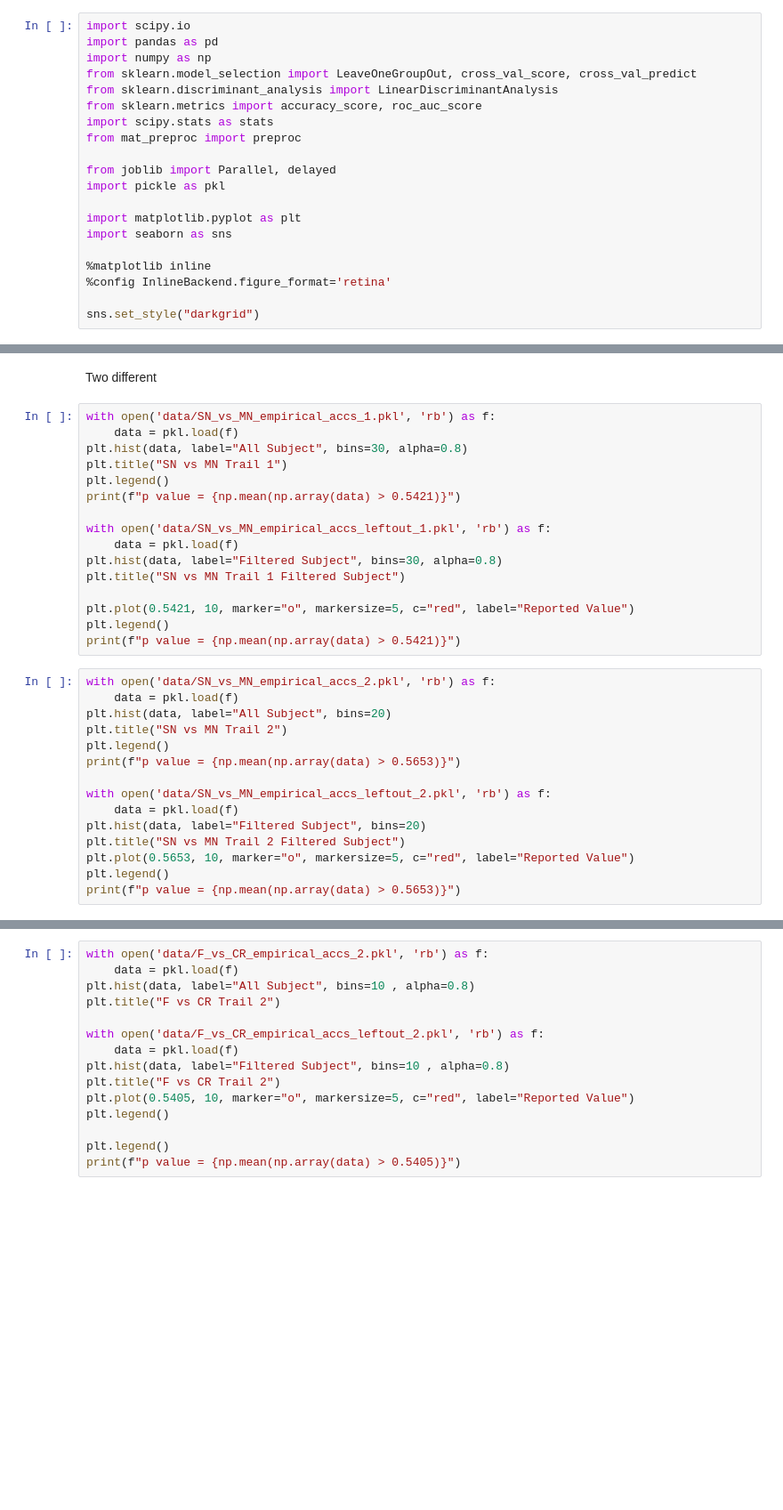
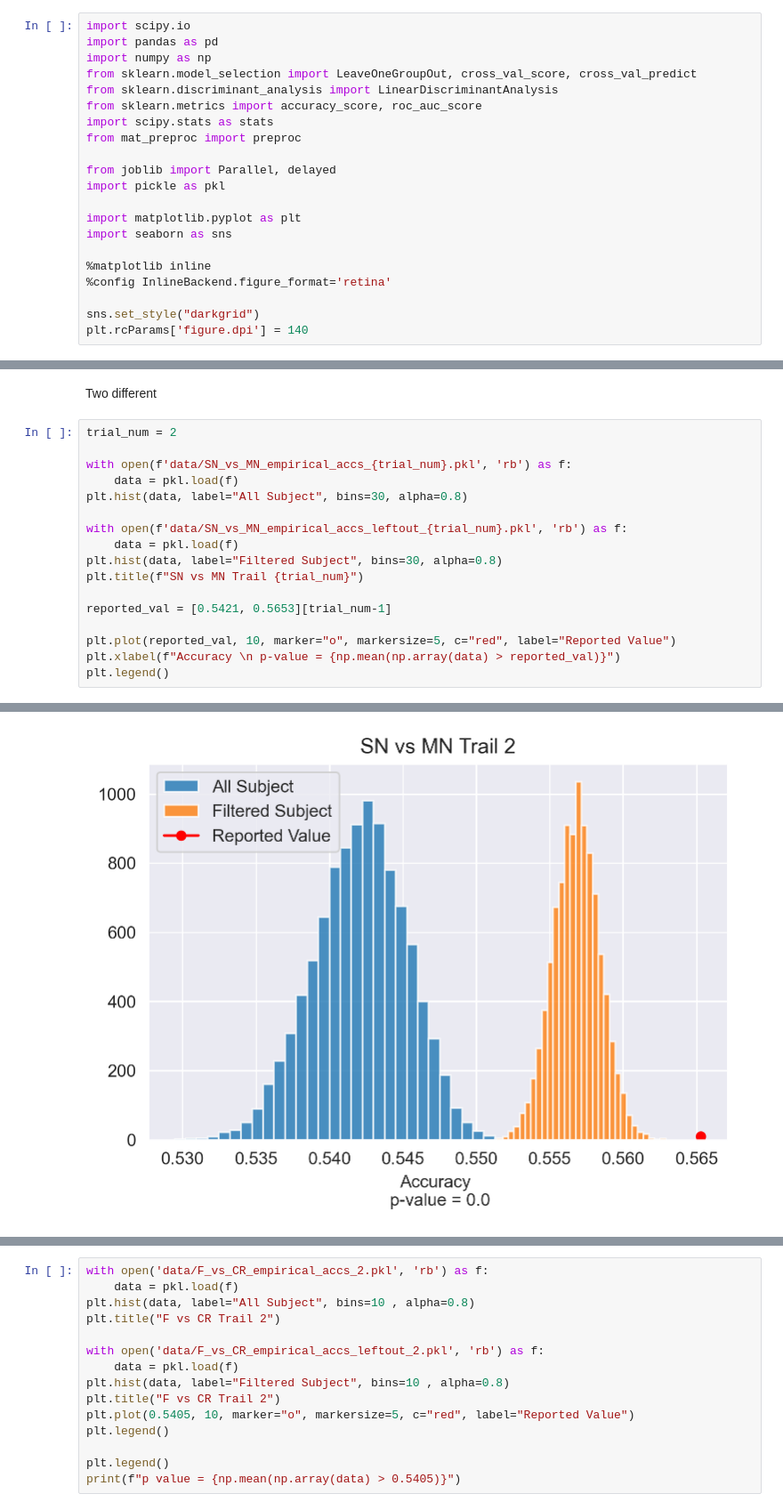
Before and after one commit to FleischerResearchLab/EEG-Familiarity-Prediction, a Jupyter notebook: AccuracySimulation-Analysis.ipynb, the cells around one changed output, grey strips where cells are left out. Shown: that part at 89% size. Drawn from its saved outputs; the diff is of its cells as text; blank space fills up the shorter version.

```diff
--- a/AccuracySimulation-Analysis.ipynb
+++ b/AccuracySimulation-Analysis.ipynb
@@ -18,6 +18,7 @@ import seaborn as sns
 %config InlineBackend.figure_format='retina'
 
 sns.set_style("darkgrid")
+plt.rcParams['figure.dpi'] = 140
 # %% [markdown]
 # Encodings for Each Label
 
@@ -38,34 +39,21 @@ sns.set_style("darkgrid")
 5. SN (Sure New)
 # %% [markdown]
 Two different
-# %%
-with open('data/SN_vs_MN_empirical_accs_1.pkl', 'rb') as f:
-    data = pkl.load(f)
-plt.hist(data, label="All Subject", bins=30, alpha=0.8)
-plt.title("SN vs MN Trail 1")
-plt.legend()
-print(f"p value = {np.mean(np.array(data) > 0.5421)}")
-
-with open('data/SN_vs_MN_empirical_accs_leftout_1.pkl', 'rb') as f:
-    data = pkl.load(f)
-plt.hist(data, label="Filtered Subject", bins=30, alpha=0.8)
-plt.title("SN vs MN Trail 1 Filtered Subject")
-
-plt.plot(0.5421, 10, marker="o", markersize=5, c="red", label="Reported Value")
-plt.legend()
-print(f"p value = {np.mean(np.array(data) > 0.5421)}")
 # %%
-with open('data/SN_vs_MN_empirical_accs_2.pkl', 'rb') as f:
+trial_num = 2
+
+with open(f'data/SN_vs_MN_empirical_accs_{trial_num}.pkl', 'rb') as f:
     data = pkl.load(f)
-plt.hist(data, label="All Subject", bins=20)
-plt.title("SN vs MN Trail 2")
+plt.hist(data, label="All Subject", bins=30, alpha=0.8)
+
+with open(f'data/SN_vs_MN_empirical_accs_leftout_{trial_num}.pkl', 'rb') as f:
+    data = pkl.load(f)
+plt.hist(data, label="Filtered Subject", bins=30, alpha=0.8)
+plt.title(f"SN vs MN Trail {trial_num}")
+
+reported_val = [0.5421, 0.5653][trial_num-1]
+
+plt.plot(reported_val, 10, marker="o", markersize=5, c="red", label="Reported Value")
+plt.xlabel(f"Accuracy \n p-value = {np.mean(np.array(data) > reported_val)}")
 plt.legend()
-print(f"p value = {np.mean(np.array(data) > 0.5653)}")
-
-with open('data/SN_vs_MN_empirical_accs_leftout_2.pkl', 'rb') as f:
-    data = pkl.load(f)
-plt.hist(data, label="Filtered Subject", bins=20)
-plt.title("SN vs MN Trail 2 Filtered Subject")
-plt.plot(0.5653, 10, marker="o", markersize=5, c="red", label="Reported Value")
-plt.legend()
-print(f"p value = {np.mean(np.array(data) > 0.5653)}")
+# %% [output]
@@ -72 +61,2 @@ print(f"p value = {np.mean(np.array(data) > 0.5653)}")
+[figure, added]
 # %%
```
Also changed, not shown: parts of 2 cells of this notebook, 4 other files.
